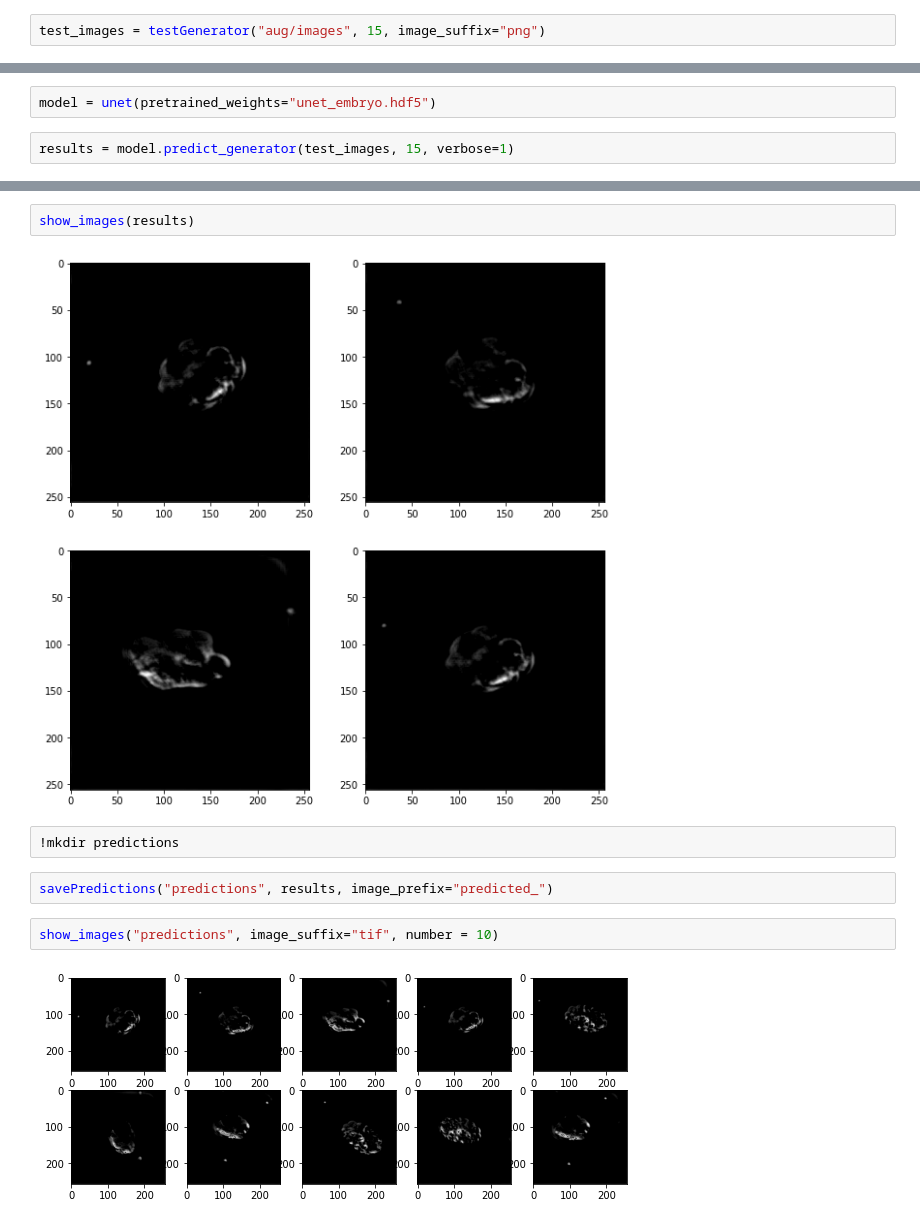
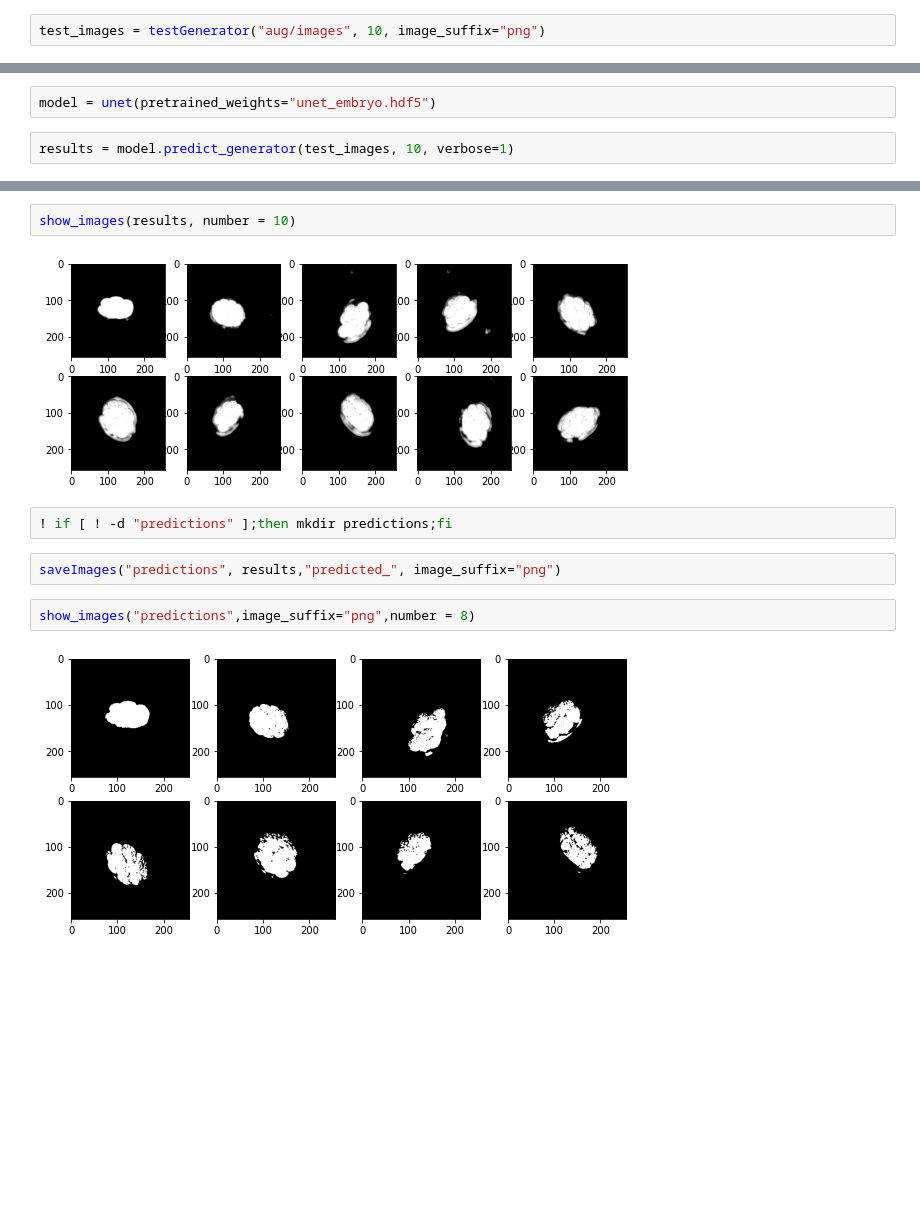
Before and after one commit to Nelson-Gon/cytounet, a Jupyter notebook: examples/embryos.ipynb, the cells around one changed output, grey strips where cells are left out. Saved outputs shown, nothing was run; the diff lists cells and outputs as text; blank space fills up the shorter version.

```diff
--- a/examples/embryos.ipynb
+++ b/examples/embryos.ipynb
@@ -69,9 +91,9 @@ show_images("aug/masks", image_suffix="png", number = 12)
 # %%
-test_images = testGenerator("aug/images", 15, image_suffix="png")
+test_images = testGenerator("aug/images", 10, image_suffix="png")
 # %%
 model.save("unet_embryo.hdf5")
 # %%
 model = unet(pretrained_weights="unet_embryo.hdf5")
 # %%
-results = model.predict_generator(test_images, 15, verbose=1)
+results = model.predict_generator(test_images, 10, verbose=1)
 # %% [output]
@@ -79,12 +101,12 @@ results = model.predict_generator(test_images, 15, verbose=1)
 # %%
-show_images(results)
+show_images(results, number = 10)
 # %% [output]
-[figure, old version]
+[figure, new version]
 # %%
-!mkdir predictions
+! if [ ! -d "predictions" ];then mkdir predictions;fi
 # %%
-savePredictions("predictions", results, image_prefix="predicted_")
+saveImages("predictions", results,"predicted_", image_suffix="png")
 # %%
-show_images("predictions", image_suffix="tif", number = 10)
+show_images("predictions",image_suffix="png",number = 8)
 # %% [output]
-[figure, old version]
+[figure, new version]
```
Also changed, not shown: parts of 21 cells of this notebook.
